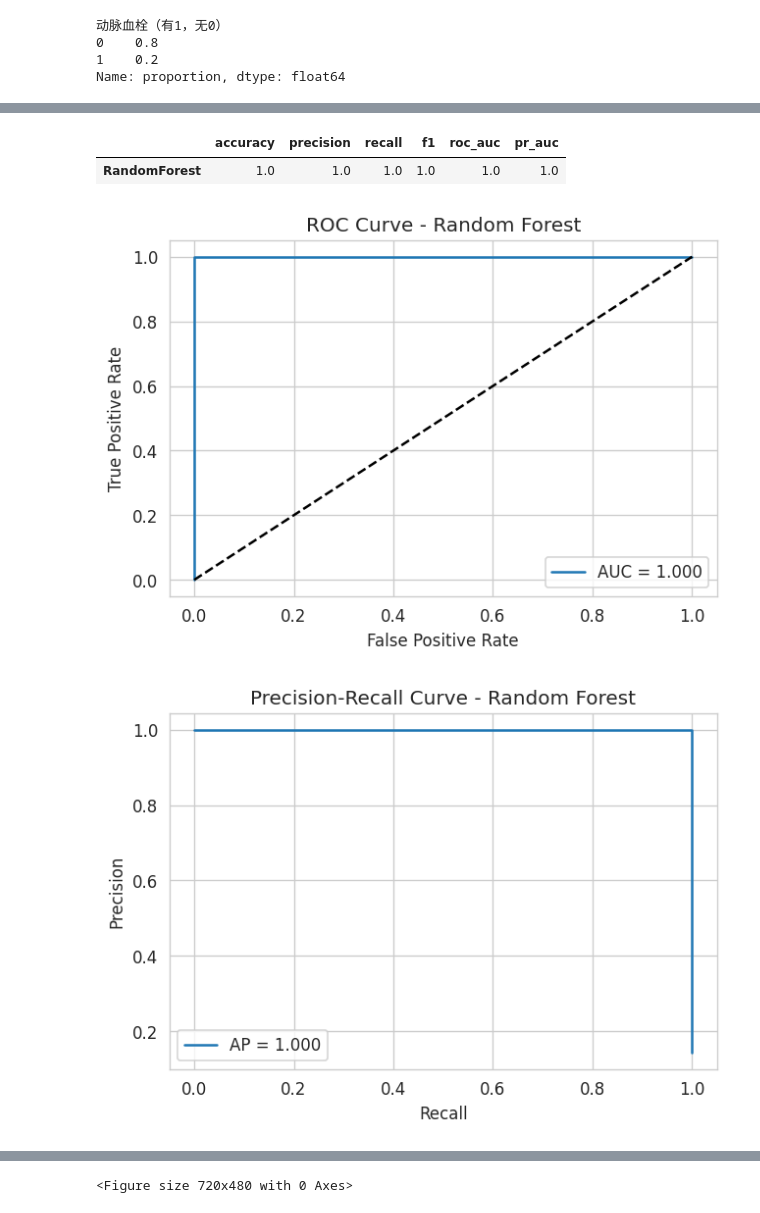
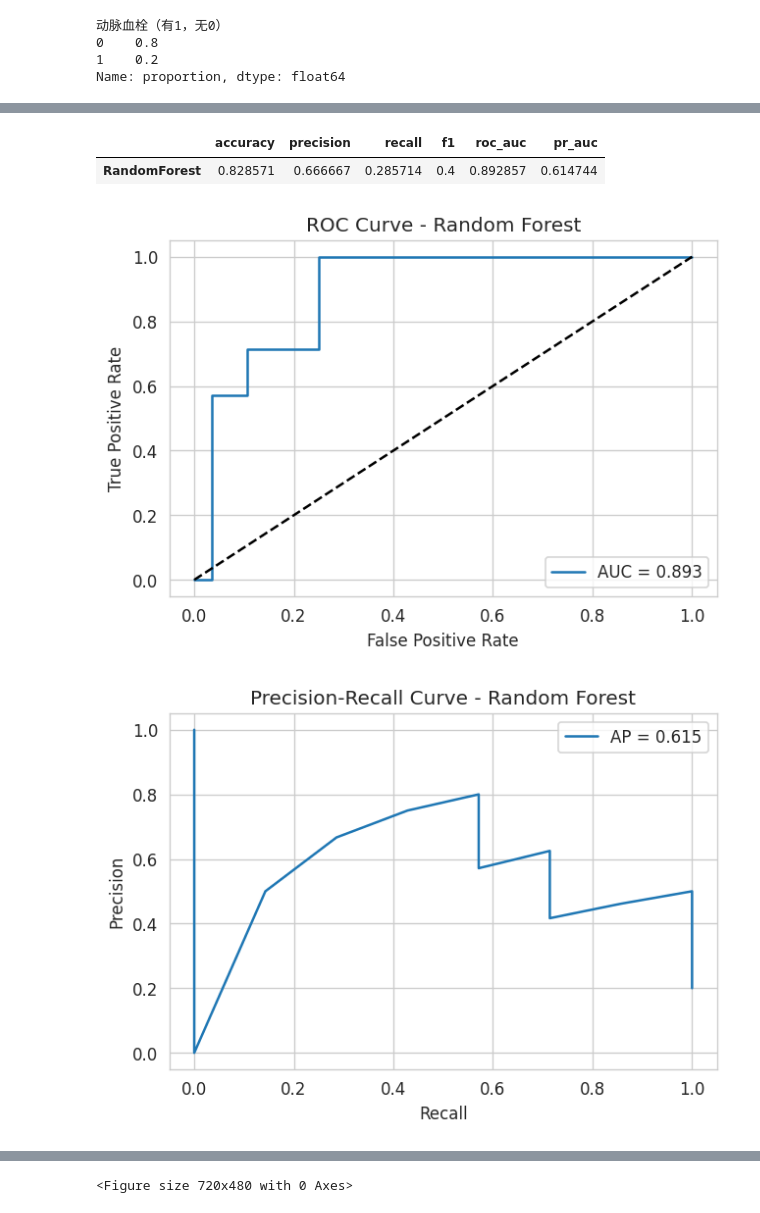
Before and after one commit to enoch321/PLT_Prediction, a Jupyter notebook: notebooks/RF_3.ipynb, the cells around one changed output, grey strips where cells are left out. Saved outputs shown, nothing was run; the diff lists cells and outputs as text; code cells hidden in the pictures.

```diff
--- a/notebooks/RF_3.ipynb
+++ b/notebooks/RF_3.ipynb
@@ -153,30 +152,36 @@ Test: (7, 31)
 # %%
 # rf.fit(X_train, y_train)
 
+rf_model = RandomForestClassifier(random_state=42, class_weight='balanced')
+
 # 1. 定义你想要尝试的“配方清单” (超参数网格)
 param_grid = {
-    'n_estimators': [1, 2, 3, 4, 5, 6, 7, 8, 9, 10, 30, 100],  # 试试 100 棵树、200 棵、300 棵
-    'max_depth': [None, 10, 20],      # 试试不限深度、深度 10、深度 20
-    'min_samples_split': [1, 2, 3, 4, 5, 7, 10]       # 试试不同的分裂节点要求
+    'n_estimators': [30, 50, 80],  # 试试 100 棵树、200 棵、300 棵
+    'max_depth': [2, 3],      # 试试不限深度、深度 10、深度 20
+    'min_samples_split': [4, 6, 8],      # 试试不同的分裂节点要求
+    'min_samples_leaf': [2, 3]
 }
+
+cv_5fold = StratifiedKFold(n_splits=5, shuffle=True, random_state=42)
 
 # 2. 创建一个“搜索器”，它自带 5 折交叉验证功能
 # 它会把上面的组合全部跑一遍（3 * 3 * 2 = 18 种组合），每种组合跑 5 次交叉验证
 grid_search = GridSearchCV(
-    estimator=RandomForestClassifier(random_state=42),
+    estimator=rf_model,
     param_grid=param_grid,
-    cv=5,            # 五折交叉验证
-    scoring='f1',    # 以 F1 分数作为评价标准
+    cv=cv_5fold,            # 五折交叉验证
+    scoring='f1',
     n_jobs=-1
 )
 
 # 3. 这里的 fit 意义重大了！
 # 它会寻找 18 种组合中表现最好的一种，并自动用“表现最好的那套参数”在全部 X_train 上重新训练一遍
-grid_search.fit(X_train, y_train)
+grid_search.fit(X, y)
 
 # 4. 拿到那个“被交叉验证选中的最强者”
 best_rf = grid_search.best_estimator_
 
 # 5. 查看到底哪套参数最好
-print("经过五折交叉验证选出的最佳参数:", grid_search.best_params_)
+print("RF 最佳 AUC:", grid_search.best_score_)
+print("RF 最佳参数:", grid_search.best_params_)
 # %% [output]
@@ -201,23 +190,28 @@ Traceback (most recent call last):
 # %%
-y_pred = best_rf.predict(X_test)
-y_prob = best_rf.predict_proba(X_test)[:, 1]
+# y_pred = best_rf.predict(X_test)
+# y_prob = best_rf.predict_proba(X_test)[:, 1]
+
+loo = LeaveOneOut()
+
+y_probas_loo = cross_val_predict(best_rf, X, y, cv=loo, method='predict_proba')[:, 1]
+y_preds_loo = (y_probas_loo > 0.5).astype(int)
 # %%
 metrics = {
-    "accuracy": accuracy_score(y_test, y_pred),
-    "precision": precision_score(y_test, y_pred),
-    "recall": recall_score(y_test, y_pred),
-    "f1": f1_score(y_test, y_pred),
-    "roc_auc": roc_auc_score(y_test, y_prob),
-    "pr_auc": average_precision_score(y_test, y_prob)
+    "accuracy": accuracy_score(y, y_preds_loo),
+    "precision": precision_score(y, y_preds_loo),
+    "recall": recall_score(y, y_preds_loo),
+    "f1": f1_score(y, y_preds_loo),
+    "roc_auc": roc_auc_score(y, y_probas_loo),
+    "pr_auc": average_precision_score(y, y_probas_loo)
 }
 
 metrics_df = pd.DataFrame(metrics, index=["RandomForest"])
 metrics_df
 # %% [output]
 |  | accuracy | precision | recall | f1 | roc_auc | pr_auc |
-| RandomForest | 1.0 | 1.0 | 1.0 | 1.0 | 1.0 | 1.0 |
+| RandomForest | 0.828571 | 0.666667 | 0.285714 | 0.4 | 0.892857 | 0.614744 |
 # %%
-fpr, tpr, _ = roc_curve(y_test, y_prob)
+fpr, tpr, _ = roc_curve(y, y_probas_loo)
 
 plt.figure()
 plt.plot(fpr, tpr, label=f"AUC = {metrics['roc_auc']:.3f}")
@@ -228,19 +222,19 @@ plt.title("ROC Curve - Random Forest")
 plt.legend()
 plt.show()
 # %% [output]
-[figure, old version]
+[figure, new version]
 # %%
-precision, recall, _ = precision_recall_curve(y_test, y_prob)
+precision, recall, _ = precision_recall_curve(y, y_probas_loo)
 
 plt.figure()
 plt.plot(recall, precision, label=f"AP = {metrics['pr_auc']:.3f}")
 plt.xlabel("Recall")
 plt.ylabel("Precision")
 plt.title("Precision-Recall Curve - Random Forest")
 plt.legend()
 plt.show()
 # %% [output]
-[figure, old version]
+[figure, new version]
 # %%
 feat_imp = pd.Series(
     best_rf.feature_importances_,
```
Also changed, not shown: parts of 5 cells of this notebook.
